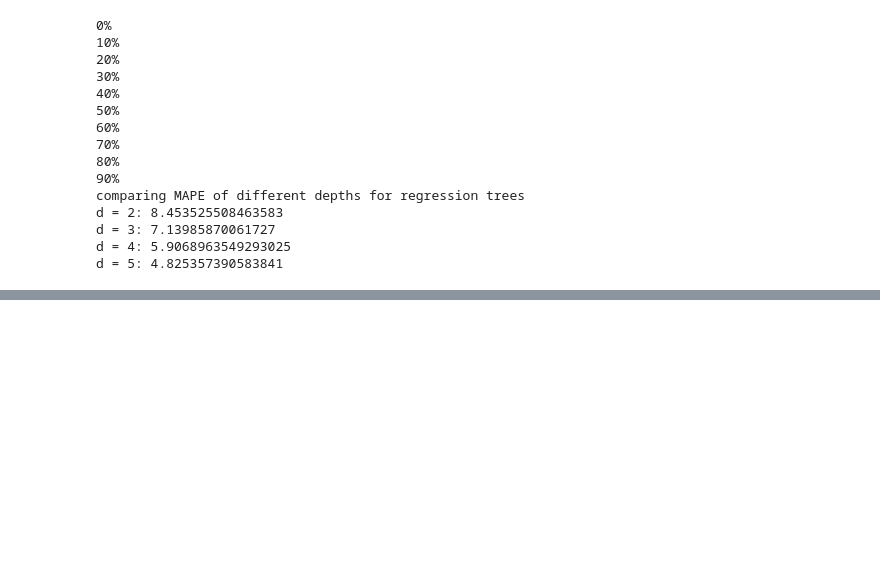
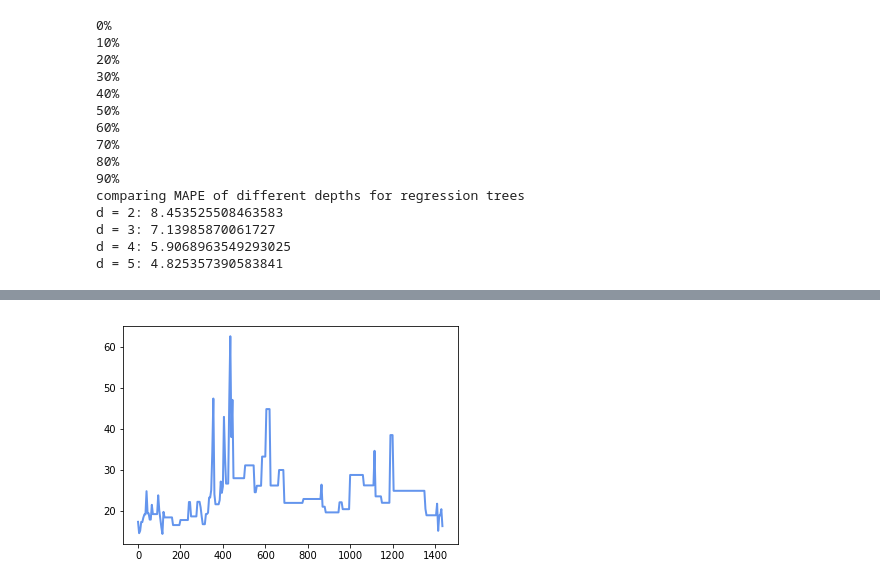
Before and after one commit to felipeascouto/energy, a Jupyter notebook: research_p2.ipynb, the cells around one changed output, grey strips where cells are left out. Drawn from its saved outputs; the diff is of its cells as text; code cells hidden in the pictures; blank space fills up the shorter version.

```diff
--- a/research_p2.ipynb
+++ b/research_p2.ipynb
@@ -989,0 +961,34 @@ test_data_copy
+# %%
+def sklearn_clusters_plot(train_df, test_df, depth):
+    # converting datetime to float
+    minutes = []
+    for time in train_df.index:
+        minutes.append(time.hour * 60 + time.minute)
+    train_df['minutes'] = np.array(minutes)
+    minutes = []
+    for time in test_df.index:
+        minutes.append(time.hour * 60 + time.minute)
+    test_df['minutes'] = np.array(minutes)
+    # testing existing module
+    X = train_df['minutes'].values.reshape(-1,1)
+    y = train_df['LMP_RT']
+    # Fit regression model
+    regr_1 = DecisionTreeRegressor(max_depth=depth)
+    regr_1.fit(X, y)
+    # Predict
+    X_test = test_df['minutes'].values.reshape(-1,1)
+    y_1 = regr_1.predict(X_test)
+    test_df['sklearn cluster'] = y_1
+    price_leaves = []
+    for price in y_1:
+        if price not in price_leaves:
+            price_leaves.append(price)
+    branch_dfs = []
+    for price in price_leaves:
+        branch_dfs.append(test_df[test_df['sklearn cluster']==price])
+    plt.plot(X_test, y_1, color="cornflowerblue",label="max_depth=2", linewidth=2)
+    return branch_dfs
+# %%
+branch_dfs = sklearn_clusters_plot(train_data, test_data, 7)
+# %% [output]
+[figure, added]
```
Also changed, not shown: parts of 10 cells of this notebook.
